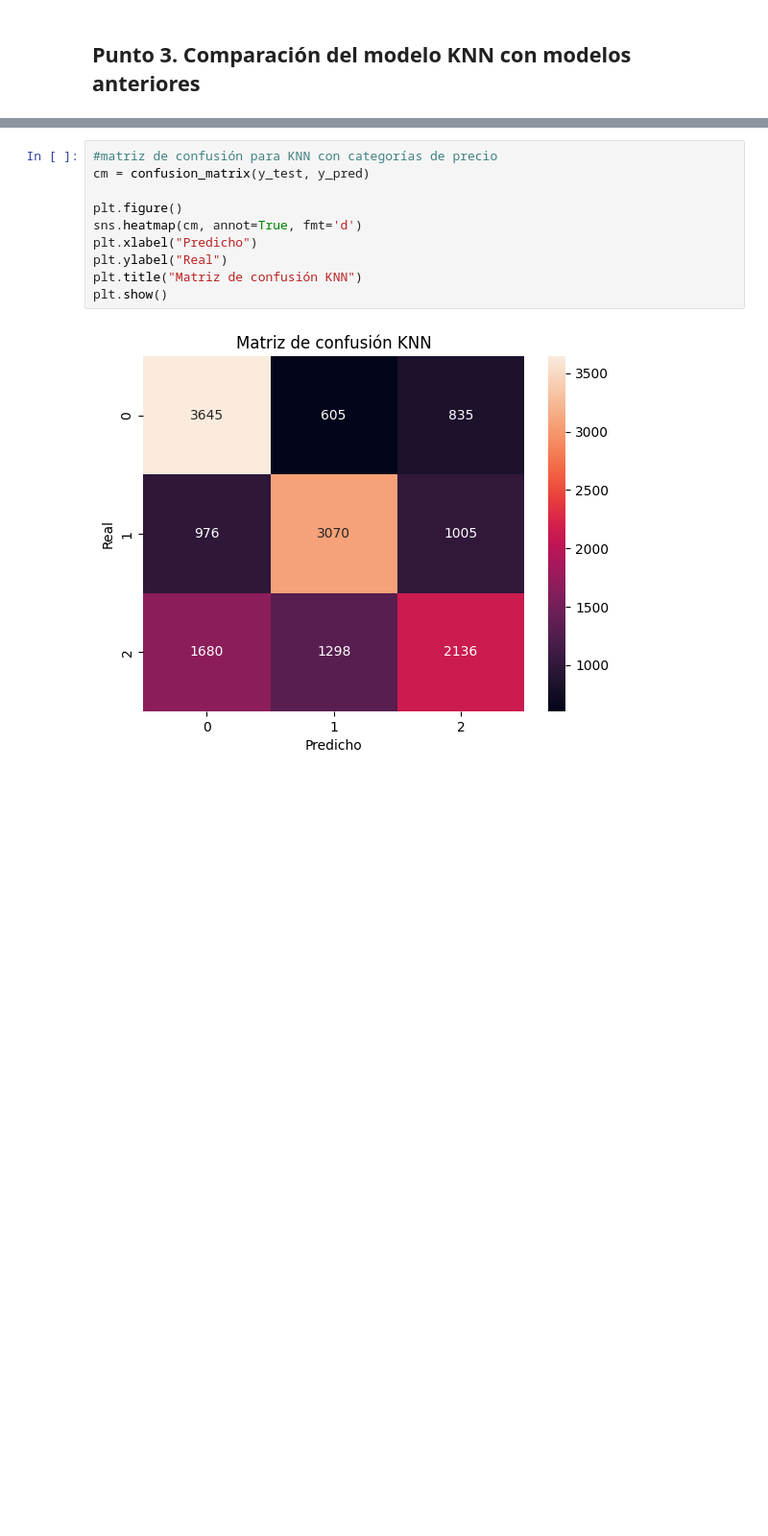
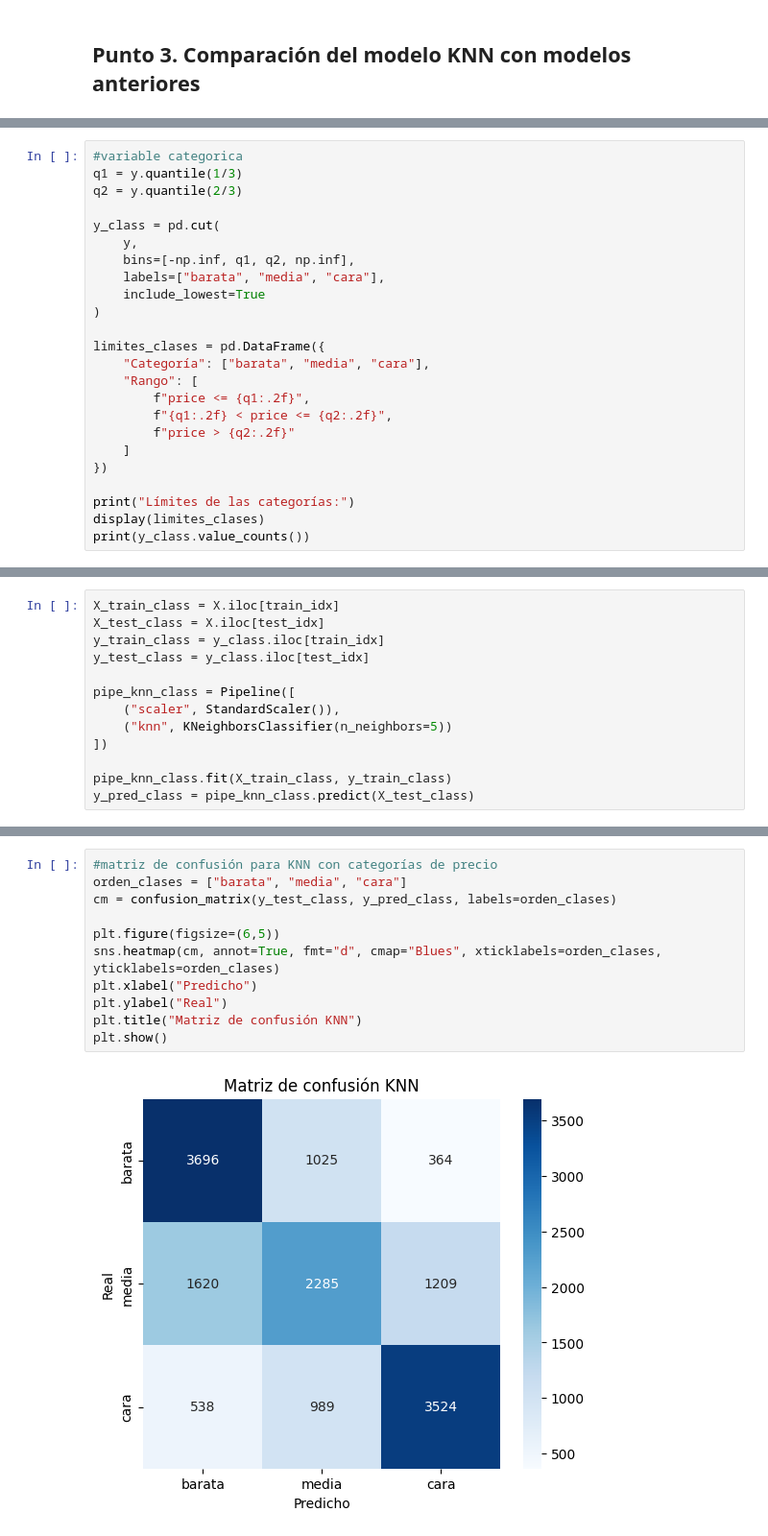
Before and after one commit to Ninaswiftie09/Mineria-de-Datos, a Jupyter notebook: lab6_knn_regresion.ipynb, the cells around one changed output, grey strips where cells are left out. Shown at 96% size. Saved outputs shown, nothing was run; the diff lists cells and outputs as text; blank space fills up the shorter version.

```diff
--- a/lab6_knn_regresion.ipynb
+++ b/lab6_knn_regresion.ipynb
@@ -252,0 +213,24 @@ Para evaluar la eficiencia del modelo KNN de regresión en el conjunto de prueba
+# %%
+#variable categorica
+q1 = y.quantile(1/3)
+q2 = y.quantile(2/3)
+
+y_class = pd.cut(
+    y,
+    bins=[-np.inf, q1, q2, np.inf],
+    labels=["barata", "media", "cara"],
+    include_lowest=True
+)
+
+limites_clases = pd.DataFrame({
+    "Categoría": ["barata", "media", "cara"],
+    "Rango": [
+        f"price <= {q1:.2f}",
+        f"{q1:.2f} < price <= {q2:.2f}",
+        f"price > {q2:.2f}"
+    ]
+})
+
+print("Límites de las categorías:")
+display(limites_clases)
+print(y_class.value_counts())
@@ -252,0 +248,13 @@ Para evaluar la eficiencia del modelo KNN de regresión en el conjunto de prueba
+# %%
+X_train_class = X.iloc[train_idx]
+X_test_class = X.iloc[test_idx]
+y_train_class = y_class.iloc[train_idx]
+y_test_class = y_class.iloc[test_idx]
+
+pipe_knn_class = Pipeline([
+    ("scaler", StandardScaler()),
+    ("knn", KNeighborsClassifier(n_neighbors=5))
+])
+
+pipe_knn_class.fit(X_train_class, y_train_class)
+y_pred_class = pipe_knn_class.predict(X_test_class)
@@ -312,12 +312,13 @@ y_pred = knn_class.predict(X_test)
 # %%
 #matriz de confusión para KNN con categorías de precio
-cm = confusion_matrix(y_test, y_pred)
+orden_clases = ["barata", "media", "cara"]
+cm = confusion_matrix(y_test_class, y_pred_class, labels=orden_clases)
 
-plt.figure()
-sns.heatmap(cm, annot=True, fmt='d')
+plt.figure(figsize=(6,5))
+sns.heatmap(cm, annot=True, fmt="d", cmap="Blues", xticklabels=orden_clases, yticklabels=orden_clases)
 plt.xlabel("Predicho")
 plt.ylabel("Real")
 plt.title("Matriz de confusión KNN")
 plt.show()
 # %% [output]
-[figure, old version]
+[figure, new version]
```
Also changed, not shown: parts of 46 cells of this notebook.
